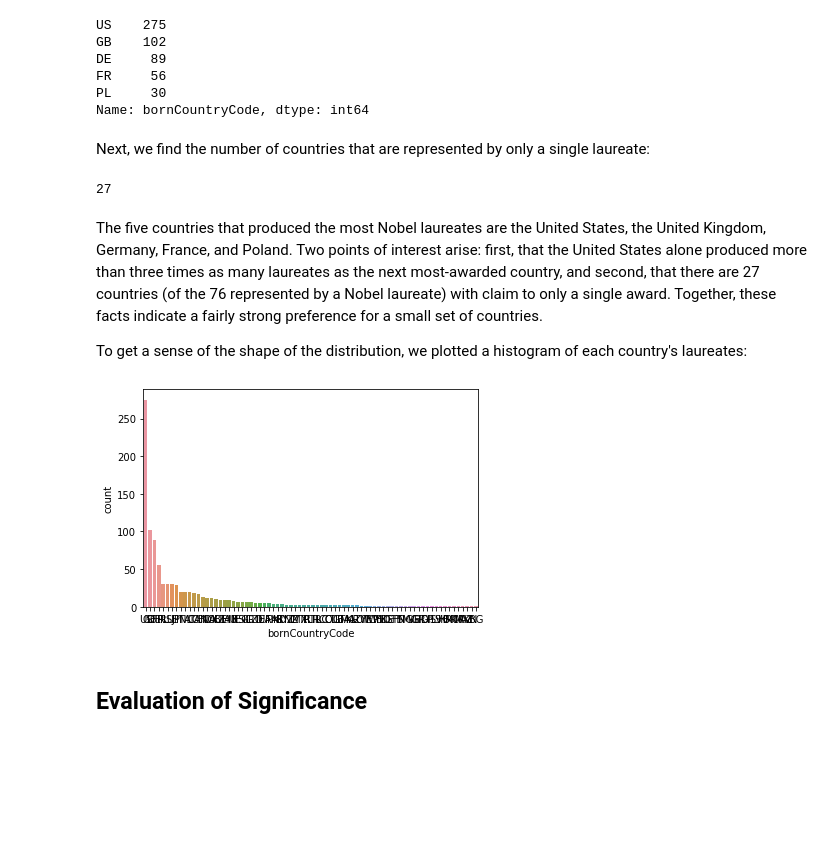
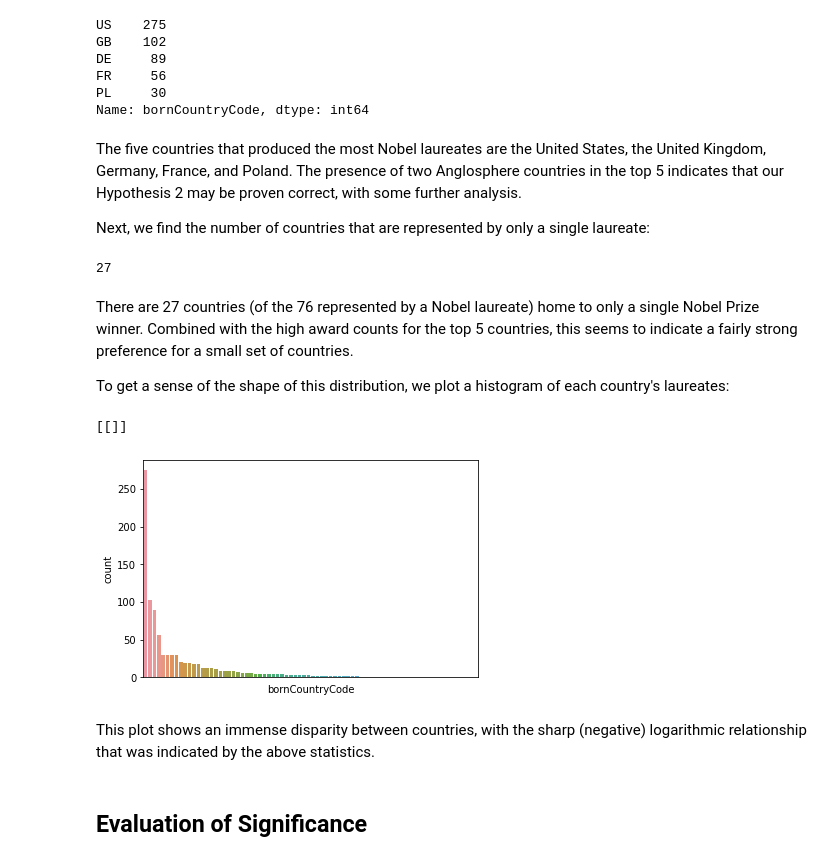
Before and after one commit to qbello22/2950-Project, a Jupyter notebook: Nobel Laureates - Phase IV.ipynb, the cells around one changed output. Saved outputs shown, nothing was run; the diff lists cells and outputs as text; code cells hidden in the pictures; blank space fills up the shorter version.

```diff
--- a/Nobel Laureates - Phase IV.ipynb
+++ b/Nobel Laureates - Phase IV.ipynb
@@ -150,6 +150,8 @@ FR     56
 PL     30
 Name: bornCountryCode, dtype: int64
 # %% [markdown]
+The five countries that produced the most Nobel laureates are the United States, the United Kingdom, Germany, France, and Poland. The presence of two Anglosphere countries in the top 5 indicates that our Hypothesis 2 may be proven correct, with some further analysis.
+
 Next, we find the number of countries that are represented by only a single laureate:
 # %%
 least_laur_countries = laur_countries.sort_values(ascending = True)
@@ -158,13 +159,17 @@ least_laur_countries.value_counts()[1]
 # %% [output]
 27
 # %% [markdown]
-The five countries that produced the most Nobel laureates are the United States, the United Kingdom, Germany, France, and Poland. Two points of interest arise: first, that the United States alone produced more than three times as many laureates as the next most-awarded country, and second, that there are 27 countries (of the 76 represented by a Nobel laureate) with claim to only a single award. Together, these facts indicate a fairly strong preference for a small set of countries.
+There are 27 countries (of the 76 represented by a Nobel laureate) home to only a single Nobel Prize winner. Combined with the high award counts for the top 5 countries, this seems to indicate a fairly strong preference for a small set of countries.
 
-To get a sense of the shape of the distribution, we plotted a histogram of each country's laureates:
+To get a sense of the shape of this distribution, we plot a histogram of each country's laureates:
 # %%
 ax = seaborn.countplot(x = 'bornCountryCode', data=nobel_data, order=laur_countries.index)
+ax.set(xticks = [])
 # %% [output]
+[[]]
-[figure, old version]
+[figure, new version]
+# %% [markdown]
+This plot shows an immense disparity between countries, with the sharp (negative) logarithmic relationship that was indicated by the above statistics.
 # %% [markdown]
 ## Evaluation of Significance
 # %% [markdown]
```
Also changed, not shown: parts of 1 cell of this notebook.
